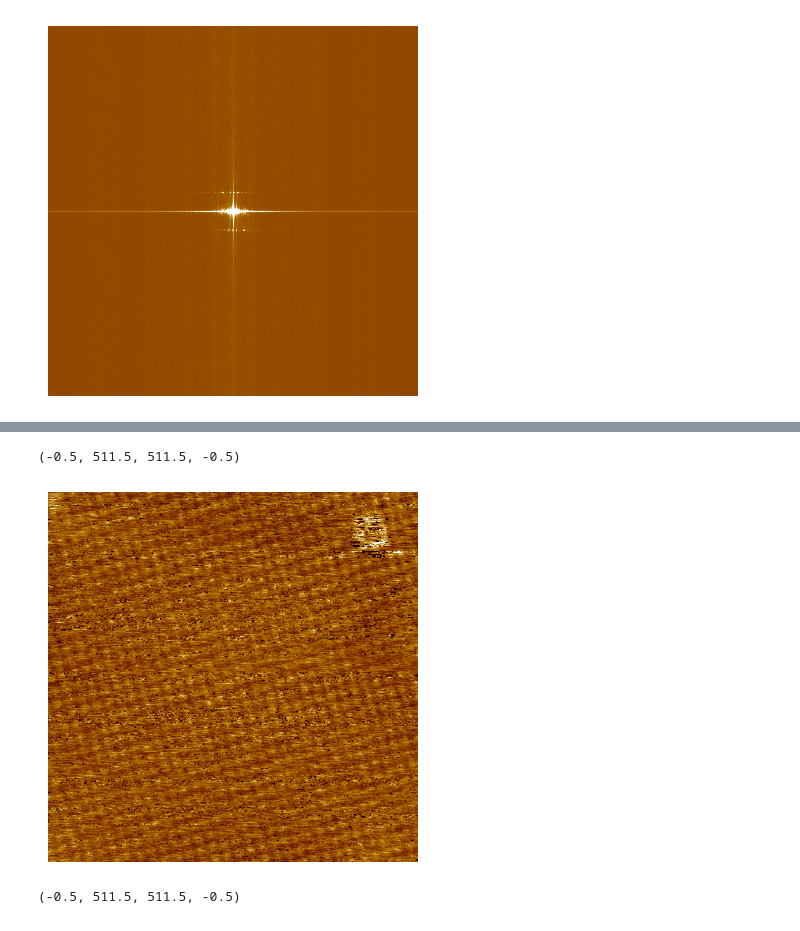
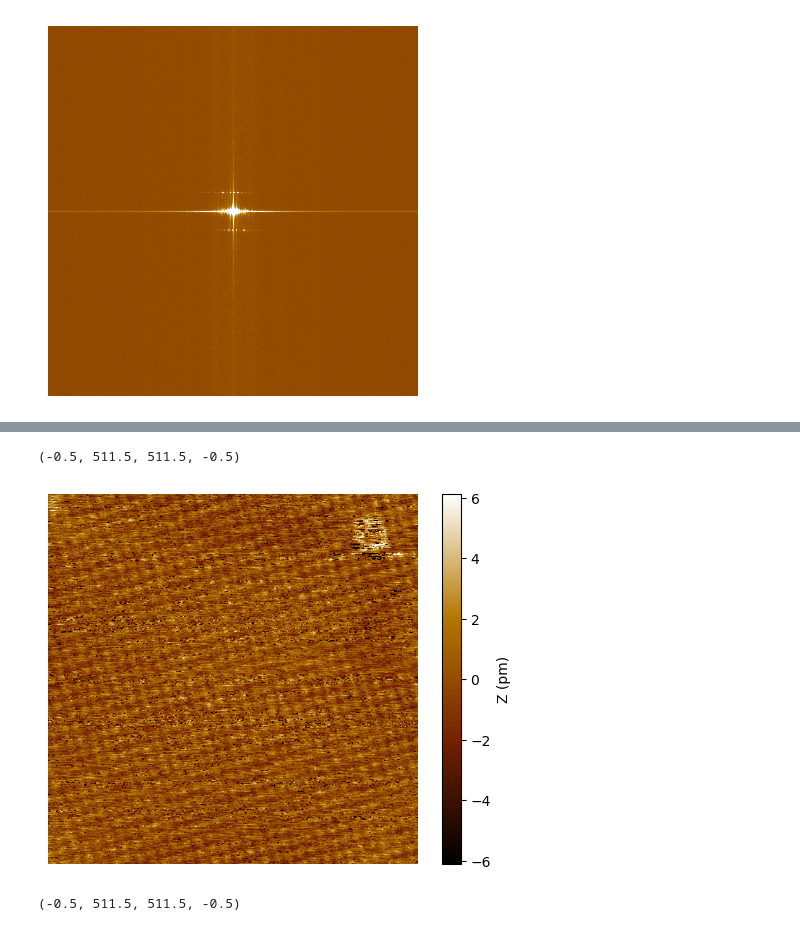
Before and after one commit to lemonmelon9/python_prac, a Jupyter notebook: fft_imaging_prac.ipynb, the cells around one changed output, grey strips where cells are left out. Drawn from its saved outputs; the diff is of its cells as text; code cells hidden in the pictures.

```diff
--- a/fft_imaging_prac.ipynb
+++ b/fft_imaging_prac.ipynb
@@ -35,11 +49,13 @@ plt.axis('off')
 # %%
 b = topography('Topo/Cu100_W_LN2_1686.sxm')
-x = b.get_z('subtract linear fit xy')
+x = b.get_z('subtract linear fit xy')*1e12
 plt.imshow(x, vmin = np.mean(x) - 3*np.std(x), vmax = np.mean(x) + 3*np.std(x), cmap = nanox())
+cbar = plt.colorbar(location='right') #colormap 추가
+cbar.set_label('Z (pm)')
 plt.axis('off')
 # %% [output]
 (-0.5, 511.5, 511.5, -0.5)
-[figure, old version]
+[figure, new version]
 # %%
 two_d_fft_sqrt = fft.two_d_FFT_sqrt(x)
 plt.imshow(two_d_fft_sqrt, vmin = np.mean(two_d_fft_sqrt) - 3*np.std(two_d_fft_sqrt), vmax = np.mean(two_d_fft_sqrt) + 3*np.std(two_d_fft_sqrt), cmap = nanox())
```
Also changed, not shown: parts of 5 cells of this notebook.
